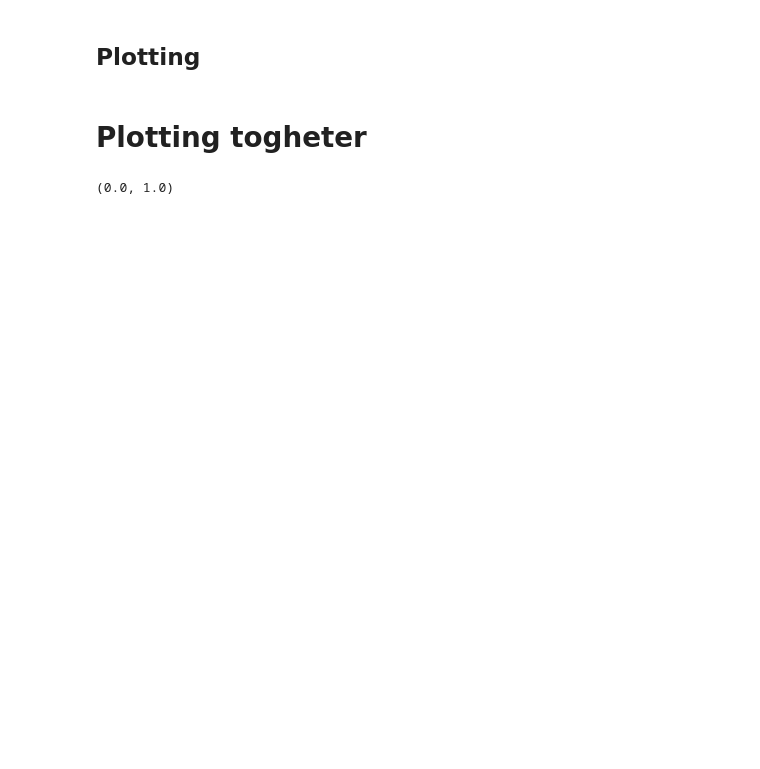
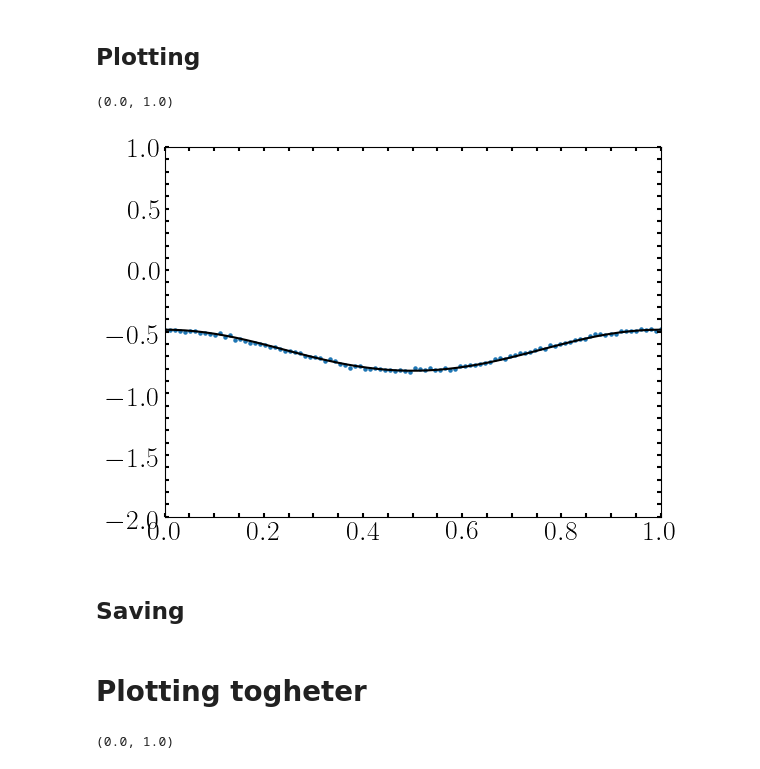
Before and after one commit to PauloJPS/2024-large-deviation-full-counting-statistics-in-adiabatic-open-quantum-dynamics, a Jupyter notebook: Codes/Adiabatic_Doob_Trott_Traj.ipynb, the cells around one changed output. Saved outputs shown, nothing was run; the diff lists cells and outputs as text; code cells hidden in the pictures; blank space fills up the shorter version.

```diff
--- a/Codes/Adiabatic_Doob_Trott_Traj.ipynb
+++ b/Codes/Adiabatic_Doob_Trott_Traj.ipynb
@@ -415,7 +420,9 @@ def Tilted_lindbladian(t, H0, cops, args):
 # Geting the Doob auxilary system
 # %%
 def Doob_system(H0, c_ops, t, args):
-
+    """
+        Evaluate the auxiliary doob Hamiltonian
+    """
     #### Tilted Lindbladian
     Ls = Tilted_lindbladian(t, H0, c_ops, args)
     lambda0, l0 = Numeric_diagonalization(Ls, side="left")
@@ -443,6 +450,10 @@ def Doob_system(H0, c_ops, t, args):
 # Geting one trajectory
 # %%
 def OneTrajectory(H0, c_ops, psi, tlist, args):
+    """
+        Computates one trajectory of the adiabatic evolution
+        using the method of deviting the interval in $N$ subintervals, not at $dt$.
+    """
     jumps = []
     times = []
 
@@ -467,6 +478,9 @@ Theory prediction
 ############# Get scaled cumulant generating function
 
 def f(H0, cops, tlist, slist, args):
+    """
+        Evaluate a grid of the SCFG in (s(t), t)
+    """
     grid = np.zeros((len(tlist), len(slist)))
 
     for i, t in enumerate(tlist):
@@ -482,7 +496,9 @@ def f(H0, cops, tlist, slist, args):
 ############# Get activities for a trajectory
 
 def get_activities(H0, cops, Slen, s0, sf, Tlen, args):
-
+    """
+        Evaluate a grid of the derivative of SCFG in (s(t), t)
+    """
     # Compute the Legendre transform for each
 
     grid = f(H0, c_ops_list, tlist=np.linspace(0, args["tau"], Tlen),
@@ -494,13 +510,15 @@ def get_activities(H0, cops, Slen, s0, sf, Tlen, args):
 ############# Evaluating the SCGF in the path
 
 def get_qs_path(activities, Tlen, Slen, s0, sf, args):
+    """
+        Get the value of the SCGF at s(t)
+    """
 
     slist_aux = np.linspace(s0, sf, Slen)
     tlist_aux = np.linspace(0, args["tau"], Tlen)
 
     qs_values = []
     for i, t in enumerate(tlist_aux):
-        print(args["s_func"](t, args))
         qs_values.append(np.interp(args["s_func"](t, args),  slist_aux, activities[i] ))
     return qs_values
 # %% [markdown]
@@ -705,0 +726,10 @@ plt.scatter(np.linspace(0, 1, len(ent)), ent, s=10)
+# %%
+data_st = args_st.copy()
+data_st.update({"jumps":jumps})
+data_st.update({"times":times})
+data_st.update({"ent":ent})
+data_st.update({"SCFG_prediction":qs_values})
+data_st.update({"Nboxes":np.linspace(0, 1, Nsteps)})
+data_st.update({"tlist":np.linspace(0, 1, Tlen)})
+
+del data_st["s_func"]
@@ -738,9 +809,14 @@ qs_values_s0 = get_qs_path(activities, Slen=Slen, s0=s0, sf=sf, Tlen=Tlen, args=
 # %% [markdown]
 ## Plotting
 # %%
-plt.scatter(np.linspace(0, Nsteps, Nsteps)/(Nsteps), ent_s0, s=5)
+plt.scatter(np.linspace(0, 1, Nsteps), ent_s0, s=5)
 
 plt.plot(np.linspace(0, 1, Tlen), qs_values_s0, color="black")
 
 plt.ylim((-2, 1))
 plt.xlim((0,1))
+# %% [output]
+(0.0, 1.0)
+[figure, added]
+# %% [markdown]
+## Saving
```
Also changed, not shown: parts of 12 cells of this notebook, 4 other files.
